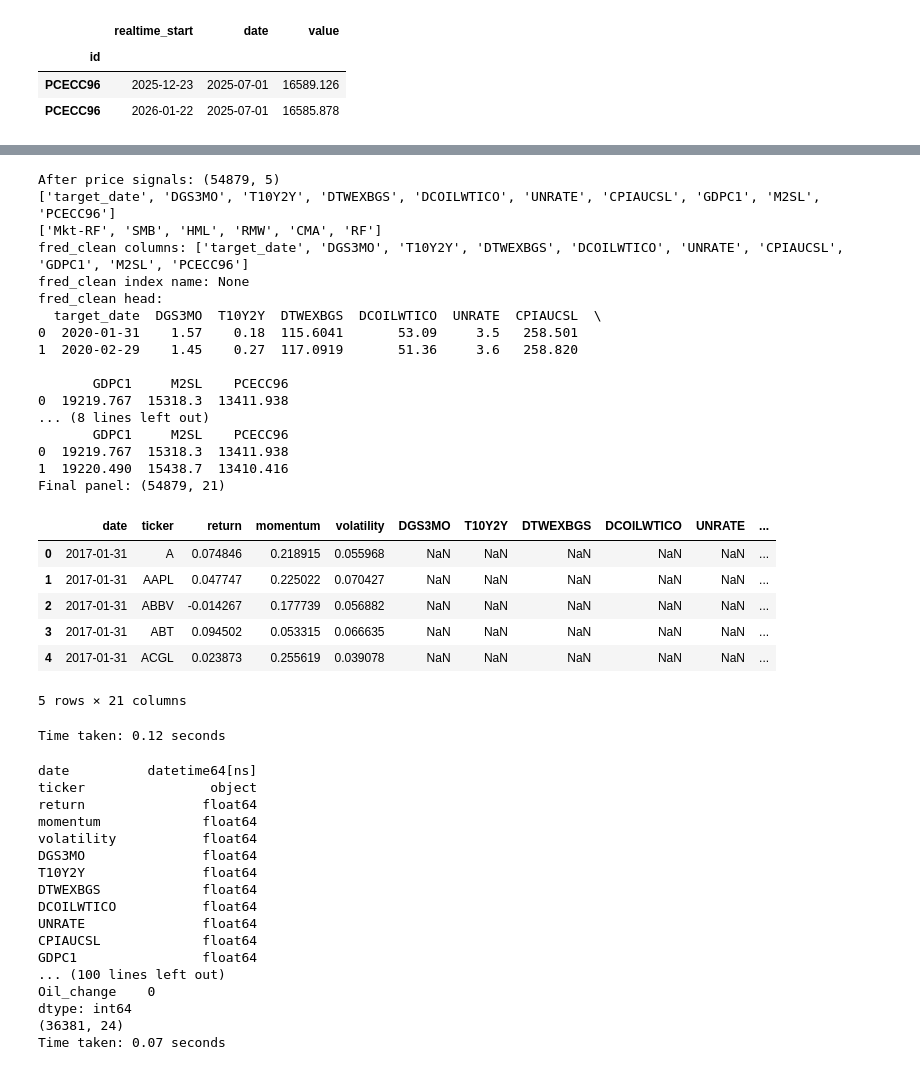
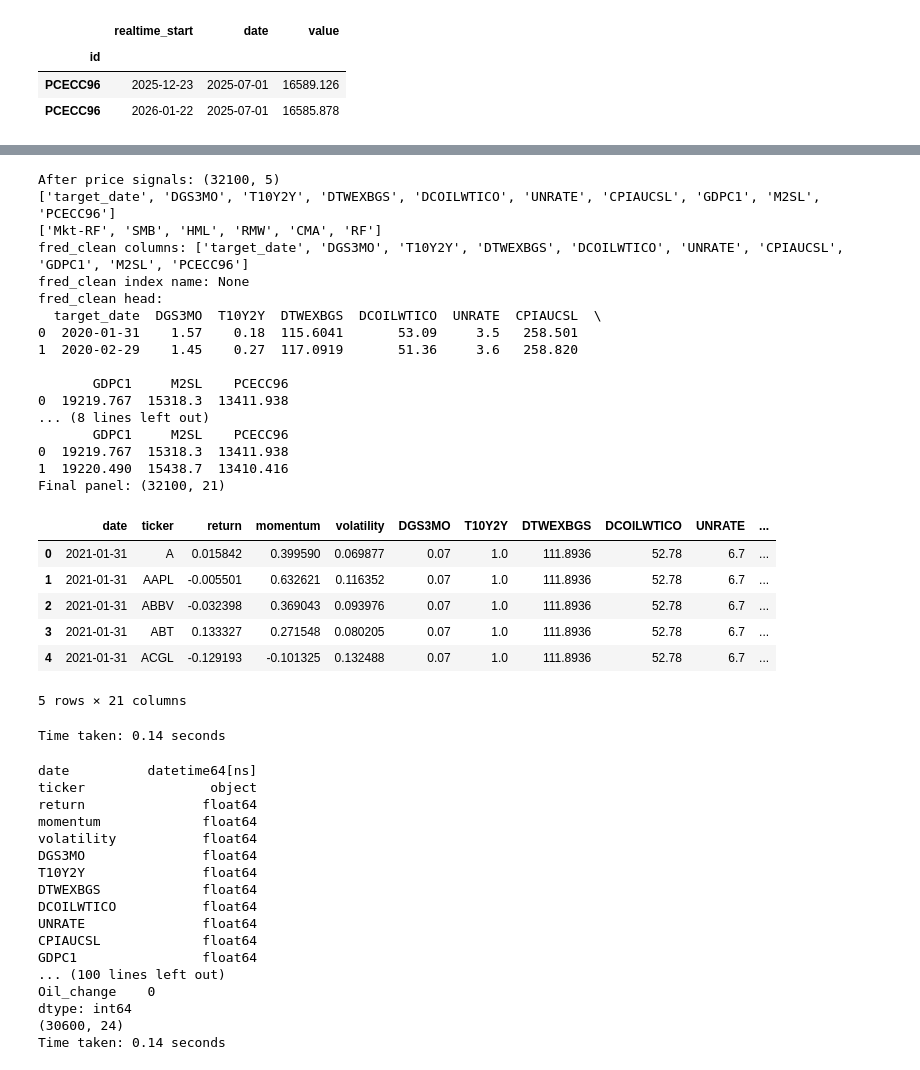
Before and after one commit to rishyg20/Alpha-Research---Assignment-2, a Jupyter notebook: Alpha_Research_Assignment2_Pushkal_Rishabh.ipynb, the cells around one changed output, grey strips where cells are left out. Cells and saved outputs as stored; diff of their text form; code cells hidden in the pictures.

```diff
--- a/Alpha_Research_Assignment2_Pushkal_Rishabh.ipynb
+++ b/Alpha_Research_Assignment2_Pushkal_Rishabh.ipynb
@@ -89,7 +78,7 @@ start = time.time()
 
 stock_list = sp500['Symbol'].tolist()
 end_date = datetime.today().strftime("%Y-%m-%d")
-start_date = "2016-01-01"
+start_date = "2020-01-01"
 #downloading Adj Stock price of SP500 constituents
 prices = yf.download(stock_list, start = start_date, end = end_date, auto_adjust = True)
 display(prices)
@@ -240,6 +229,7 @@ SERIES = {
 }
 
 START_DATE = '2020-01-01'
+# START_DATE = start_date
 est_today = '2026-05-19'
 
 @timer
@@ -248,7 +238,7 @@ def releases():
     for s in SERIES:
         print(f"Downloading releases for series {s}")
         realtime_start = (pd.to_datetime(START_DATE) - pd.DateOffset(months=12)).strftime('%Y-%m-%d')
-        r = fred.get_series_all_releases(s, realtime_start=realtime_start, realtime_end=est_today)
+        r = fred.get_series_all_releases(s, realtime_start=START_DATE, realtime_end=est_today)
         r = r[r['value'].notna()]
         r['id'] = s
         data.append(r)
@@ -563,45 +503,44 @@ print(fred_clean.columns.tolist())
 print(fred_clean.head(2))
 
 # Merge macro data
-panel = panel.merge(a
-                    , on='date', how='left')
+panel = panel.merge(fred_clean, on='date', how='left')
 panel = panel.merge(ff_clean, on='date', how='left')
 
 vix_df = vix_m.reset_index()
 vix_df.columns = ['date', 'VIX']
 panel = panel.merge(vix_df, on='date', how='left')
 
 print(f"Final panel: {panel.shape}")
 display(panel.head())
 
 end = time.time()
 print(f"Time taken: {round(end - start,2)} seconds")
 # %% [output]
-After price signals: (54879, 5)
+After price signals: (32100, 5)
 ['target_date', 'DGS3MO', 'T10Y2Y', 'DTWEXBGS', 'DCOILWTICO', 'UNRATE', 'CPIAUCSL', 'GDPC1', 'M2SL', 'PCECC96']
 ['Mkt-RF', 'SMB', 'HML', 'RMW', 'CMA', 'RF']
 fred_clean columns: ['target_date', 'DGS3MO', 'T10Y2Y', 'DTWEXBGS', 'DCOILWTICO', 'UNRATE', 'CPIAUCSL', 'GDPC1', 'M2SL', 'PCECC96']
 fred_clean index name: None
 fred_clean head:
   target_date  DGS3MO  T10Y2Y  DTWEXBGS  DCOILWTICO  UNRATE  CPIAUCSL  \
 0  2020-01-31    1.57    0.18  115.6041       53.09     3.5   258.501
 1  2020-02-29    1.45    0.27  117.0919       51.36     3.6   258.820
 
        GDPC1     M2SL    PCECC96
 0  19219.767  15318.3  13411.938
 ... (8 lines left out)
        GDPC1     M2SL    PCECC96
 0  19219.767  15318.3  13411.938
 1  19220.490  15438.7  13410.416
-Final panel: (54879, 21)
+Final panel: (32100, 21)
 |  | date | ticker | return | momentum | volatility | DGS3MO | T10Y2Y | DTWEXBGS | DCOILWTICO | UNRATE | ... |
-| 0 | 2017-01-31 | A | 0.074846 | 0.218915 | 0.055968 | NaN | NaN | NaN | NaN | NaN | ... |
-| 1 | 2017-01-31 | AAPL | 0.047747 | 0.225022 | 0.070427 | NaN | NaN | NaN | NaN | NaN | ... |
-| 2 | 2017-01-31 | ABBV | -0.014267 | 0.177739 | 0.056882 | NaN | NaN | NaN | NaN | NaN | ... |
-| 3 | 2017-01-31 | ABT | 0.094502 | 0.053315 | 0.066635 | NaN | NaN | NaN | NaN | NaN | ... |
-| 4 | 2017-01-31 | ACGL | 0.023873 | 0.255619 | 0.039078 | NaN | NaN | NaN | NaN | NaN | ... |
+| 0 | 2021-01-31 | A | 0.015842 | 0.399590 | 0.069877 | 0.07 | 1.0 | 111.8936 | 52.78 | 6.7 | ... |
+| 1 | 2021-01-31 | AAPL | -0.005501 | 0.632621 | 0.116352 | 0.07 | 1.0 | 111.8936 | 52.78 | 6.7 | ... |
+| 2 | 2021-01-31 | ABBV | -0.032398 | 0.369043 | 0.093976 | 0.07 | 1.0 | 111.8936 | 52.78 | 6.7 | ... |
+| 3 | 2021-01-31 | ABT | 0.133327 | 0.271548 | 0.080205 | 0.07 | 1.0 | 111.8936 | 52.78 | 6.7 | ... |
+| 4 | 2021-01-31 | ACGL | -0.129193 | -0.101325 | 0.132488 | 0.07 | 1.0 | 111.8936 | 52.78 | 6.7 | ... |
 5 rows × 21 columns
-Time taken: 0.12 seconds
+Time taken: 0.14 seconds
 # %%
 start = time.time()
 
@@ -639,5 +578,5 @@ GDPC1                float64
 ... (100 lines left out)
 Oil_change    0
 dtype: int64
-(36381, 24)
-Time taken: 0.07 seconds
+(30600, 24)
+Time taken: 0.14 seconds
```
Also changed, not shown: parts of 16 cells of this notebook.
